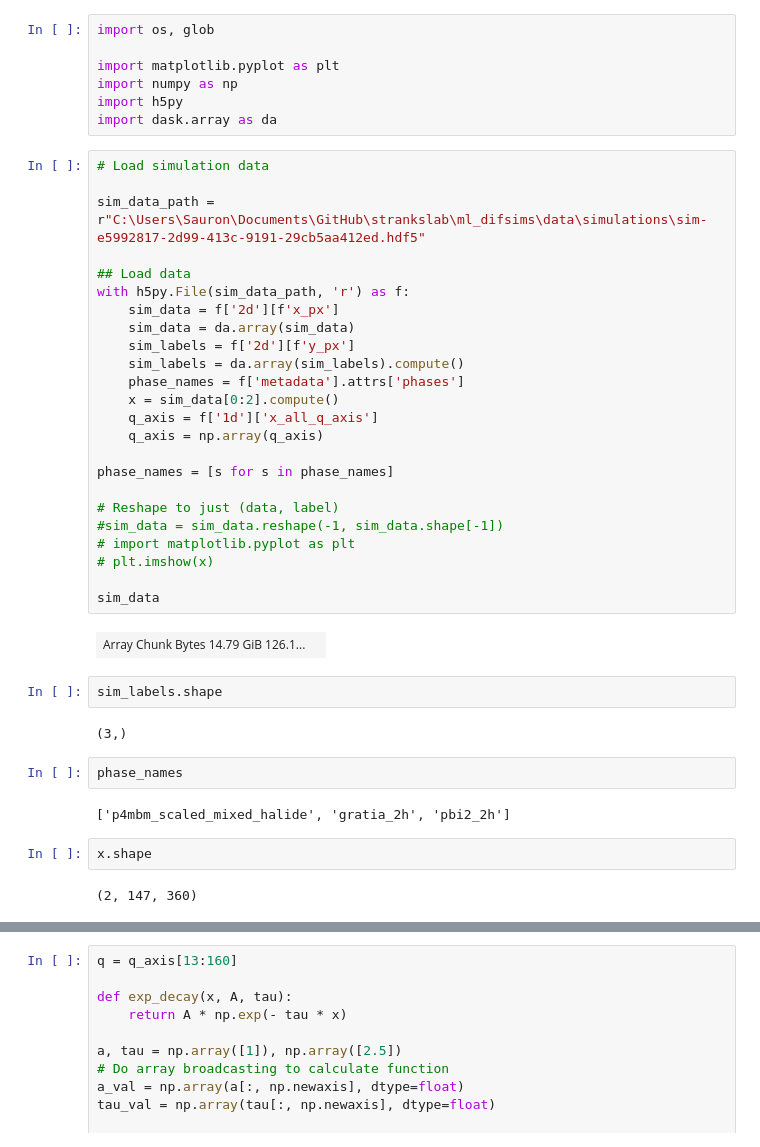
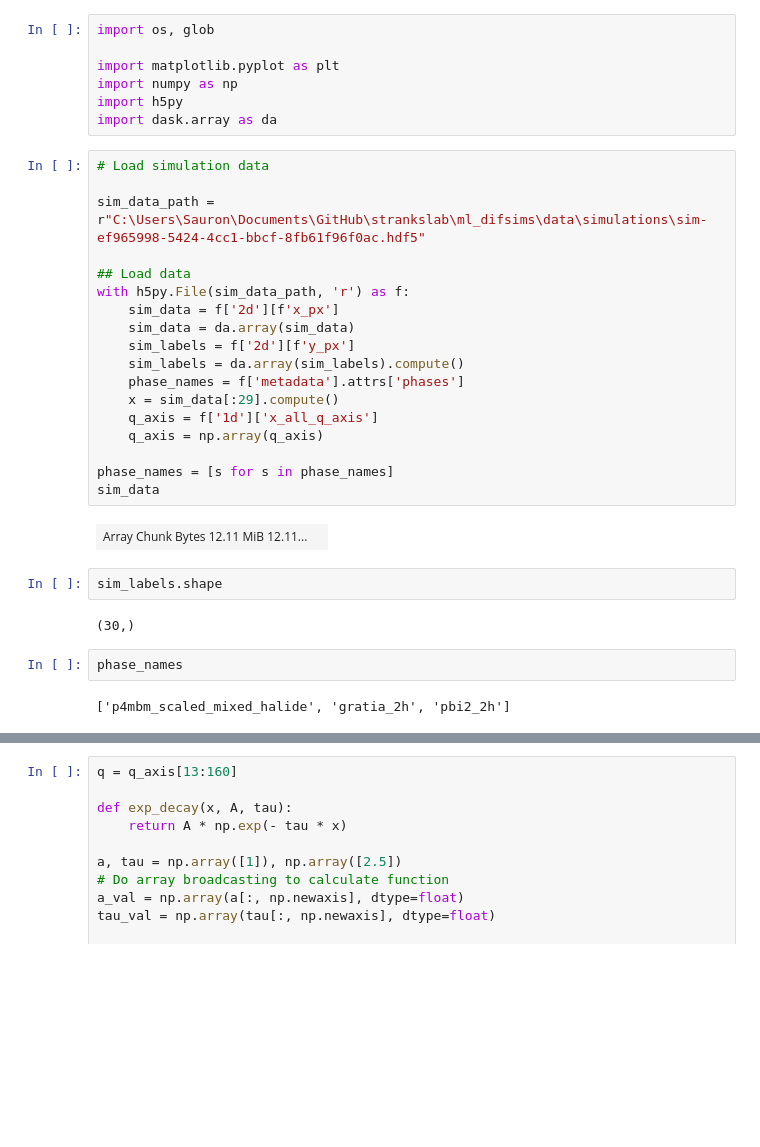
Before and after one commit to jordiferrero/diffsims_xl, a Jupyter notebook: notebooks/test_files/test_simulation_files_saved_correctly.ipynb, the cells around one changed output, grey strips where cells are left out. Drawn from its saved outputs; the diff is of its cells as text; blank space fills up the shorter version.

Commit message:
Running large simulation 2d

```diff
--- a/notebooks/test_files/test_simulation_files_saved_correctly.ipynb
+++ b/notebooks/test_files/test_simulation_files_saved_correctly.ipynb
@@ -8,38 +8,28 @@ import dask.array as da
 # %%
 # Load simulation data
 
-sim_data_path = r"C:\Users\Sauron\Documents\GitHub\strankslab\ml_difsims\data\simulations\sim-e5992817-2d99-413c-9191-29cb5aa412ed.hdf5"
+sim_data_path = r"C:\Users\Sauron\Documents\GitHub\strankslab\ml_difsims\data\simulations\sim-ef965998-5424-4cc1-bbcf-8fb61f96f0ac.hdf5"
 
 ## Load data
 with h5py.File(sim_data_path, 'r') as f:
     sim_data = f['2d'][f'x_px']
     sim_data = da.array(sim_data)
     sim_labels = f['2d'][f'y_px']
     sim_labels = da.array(sim_labels).compute()
     phase_names = f['metadata'].attrs['phases']
-    x = sim_data[0:2].compute()
+    x = sim_data[:29].compute()
     q_axis = f['1d']['x_all_q_axis']
     q_axis = np.array(q_axis)
 
 phase_names = [s for s in phase_names]
-
-# Reshape to just (data, label)
-#sim_data = sim_data.reshape(-1, sim_data.shape[-1])
-# import matplotlib.pyplot as plt
-# plt.imshow(x)
-
 sim_data
 # %% [output]
-| Array Chunk Bytes 14.79 GiB 126.1... |  |
+| Array Chunk Bytes 12.11 MiB 12.11... |  |
 # %%
 sim_labels.shape
 # %% [output]
-(3,)
+(30,)
 # %%
 phase_names
 # %% [output]
 ['p4mbm_scaled_mixed_halide', 'gratia_2h', 'pbi2_2h']
-# %%
-x.shape
-# %% [output]
-(2, 147, 360)
```
Also changed, not shown: parts of 1 cell of this notebook, 1 other file.
